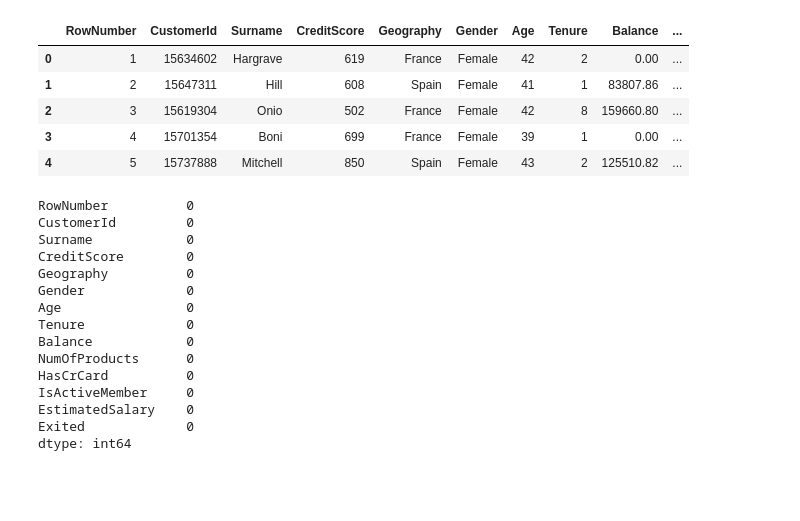
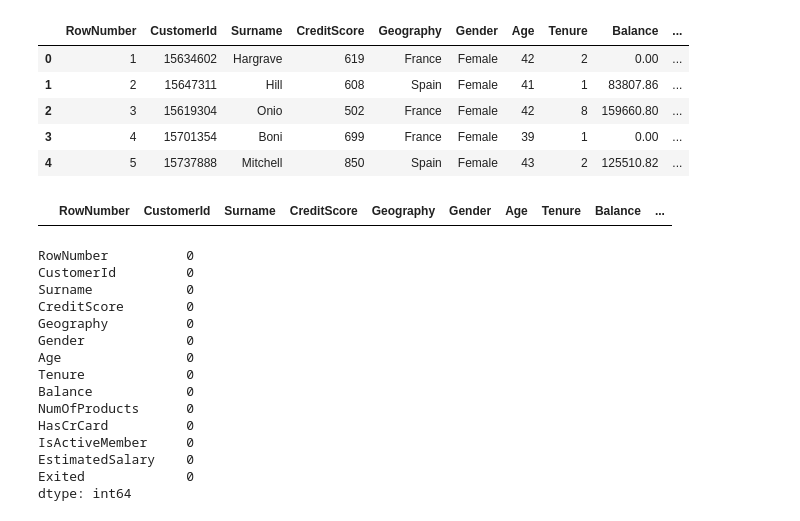
Before and after one commit to zoel07/zoe-ds-challenge, a Jupyter notebook: Data_Exploration.ipynb, the cells around one changed output. Cells and saved outputs as stored; diff of their text form; code cells hidden in the pictures; blank space fills up the shorter version.

```diff
--- a/Data_Exploration.ipynb
+++ b/Data_Exploration.ipynb
@@ -63,6 +67,10 @@ df.head()
 | 2 | 3 | 15619304 | Onio | 502 | France | Female | 42 | 8 | 159660.80 | ... |
 | 3 | 4 | 15701354 | Boni | 699 | France | Female | 39 | 1 | 0.00 | ... |
 | 4 | 5 | 15737888 | Mitchell | 850 | Spain | Female | 43 | 2 | 125510.82 | ... |
+# %%
+df[df.duplicated()]
+# %% [output]
+|  | RowNumber | CustomerId | Surname | CreditScore | Geography | Gender | Age | Tenure | Balance | ... |
 # %%
 # check for nulls
 df.isnull().sum()
```
Also changed, not shown: parts of 34 cells of this notebook, 3 other files.
